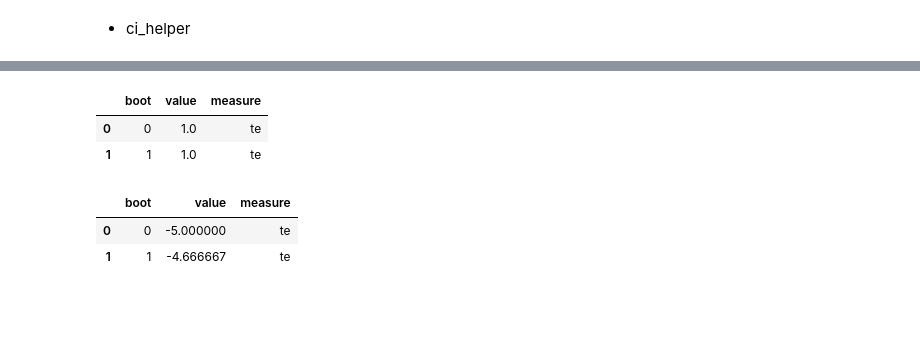
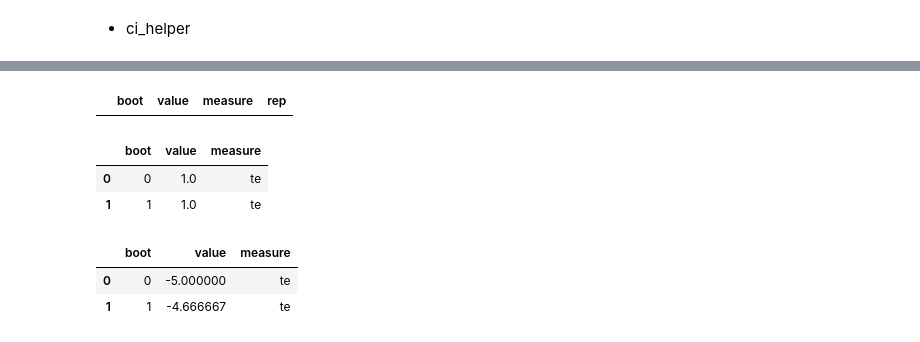
Before and after one commit to cyin666/CausalFairness, a Jupyter notebook: 00_CausalEffectsDecomp/test.ipynb, the cells around one changed output, grey strips where cells are left out. Cells and saved outputs as stored; diff of their text form; code cells hidden in the pictures; blank space fills up the shorter version.

```diff
--- a/00_CausalEffectsDecomp/test.ipynb
+++ b/00_CausalEffectsDecomp/test.ipynb
@@ -24,6 +108,13 @@ y = np.arange(0,10)
 # %%
 boots = {1:{'all':np.arange(0,10),'id0':[0,1,2],'id1':[3,4,5,6,7,8,9]},
          2:{'all':np.array([0,1,1,2,3,5,6,7,4,9]),'id0':[0,1,1,2],'id1':[3,5,6,7,4,9]}}
+# %%
+pd.DataFrame({'boot':[],
+             'value':[],
+             'measure':[],
+             'rep':[]})
+# %% [output]
+|  | boot | value | measure | rep |
 # %%
 msd_one(y,"id0","te",boots)
 # %% [output]
```
Also changed, not shown: parts of 11 cells of this notebook, 2 other files.
